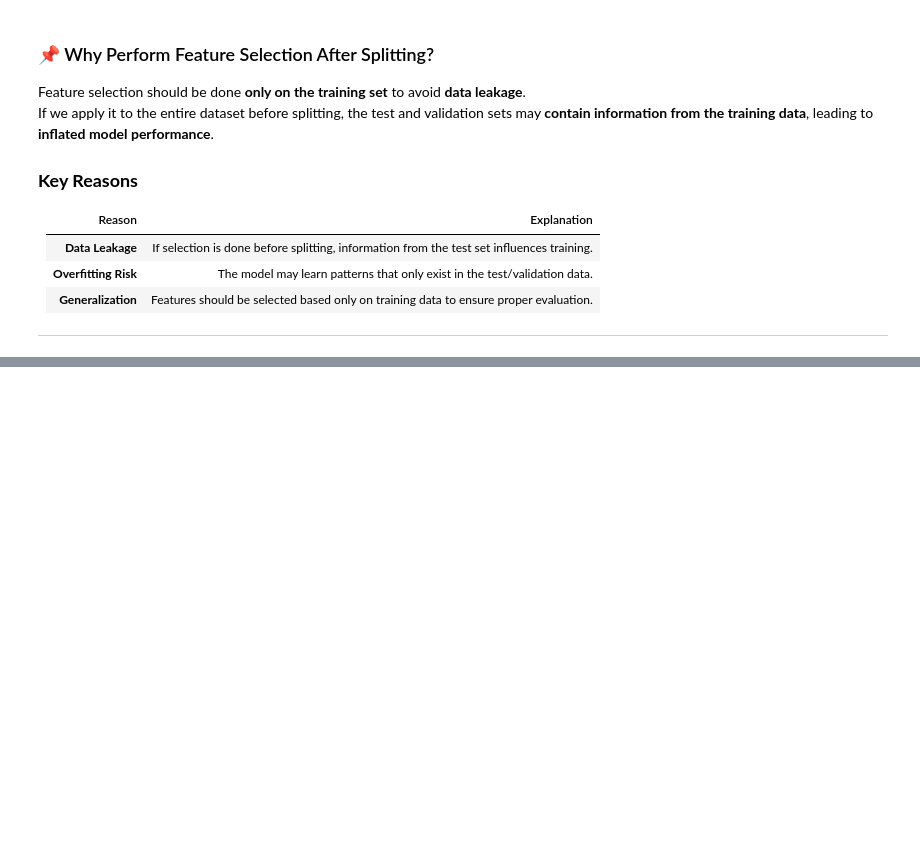
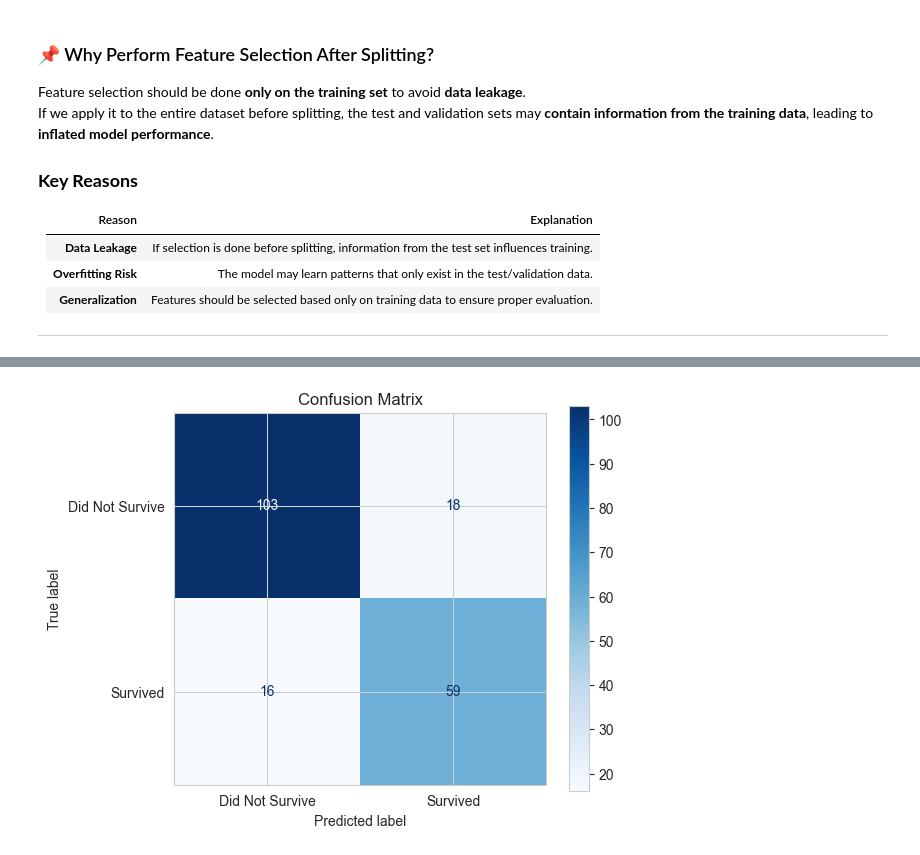
Before and after one commit to JSebastianIEU/ML-fundamentals-2025, a Jupyter notebook: Assignment1/assignment_1_JuanSebastian_Peña[_Peña] .ipynb, the cells around one changed output, grey strips where cells are left out. Saved outputs shown, nothing was run; the diff lists cells and outputs as text; code cells hidden in the pictures; blank space fills up the shorter version.

```diff
--- a/Assignment1/assignment_1_JuanSebastian_Peña[_Peña] .ipynb
+++ b/Assignment1/assignment_1_JuanSebastian_Peña[_Peña] .ipynb
@@ -1018,0 +1203,12 @@ If we apply it to the entire dataset before splitting, the test and validation s
+# %%
+# Compute Confusion Matrix
+cm = confusion_matrix(y_val, y_val_pred)
+
+# Plot Confusion Matrix
+fig, ax = plt.subplots(figsize=(6, 5))
+disp = ConfusionMatrixDisplay(confusion_matrix=cm, display_labels=['Did Not Survive', 'Survived'])
+disp.plot(cmap='Blues', ax=ax, values_format='d')
+plt.title('Confusion Matrix')
+plt.show()
+# %% [output]
+[figure, added]
```
Also changed, not shown: parts of 24 cells of this notebook.
